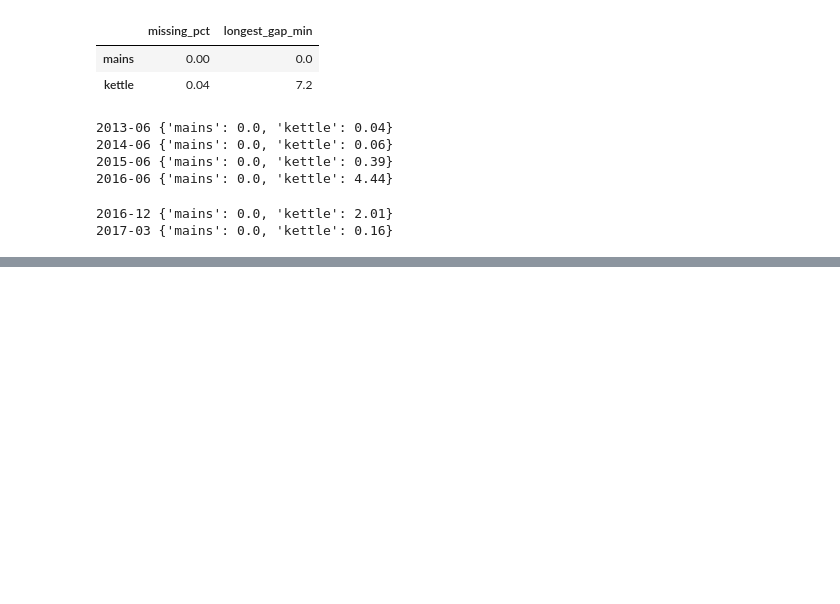
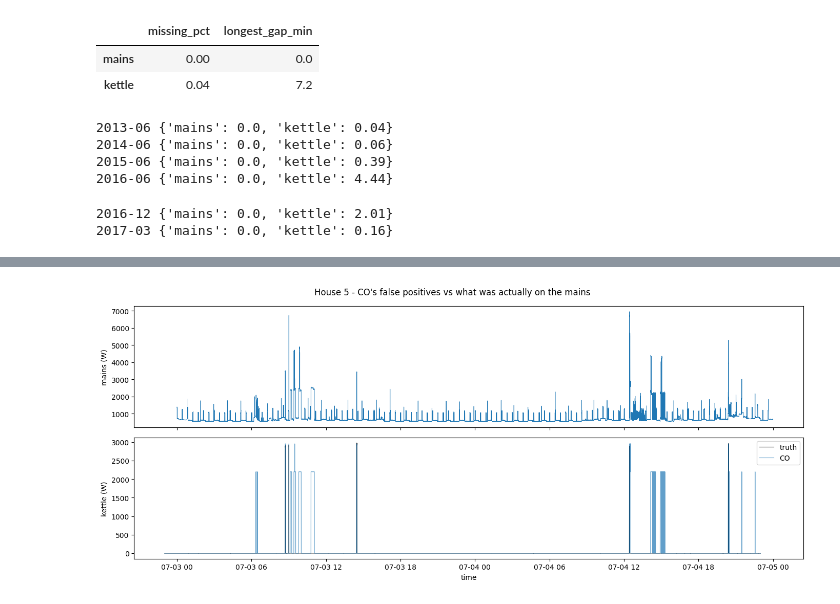
Before and after one commit to AayushAswal27/wattparse, a Jupyter notebook: notebooks/02_alignment_check.ipynb, the cells around one changed output, grey strips where cells are left out. Drawn from its saved outputs; the diff is of its cells as text; code cells hidden in the pictures; blank space fills up the shorter version.

```diff
--- a/notebooks/02_alignment_check.ipynb
+++ b/notebooks/02_alignment_check.ipynb
@@ -85,0 +121,31 @@ for month in ["2016-12", "2017-03"]:
+# %%
+import sys; sys.path.insert(0, "..")
+import pandas as pd
+import matplotlib.pyplot as plt
+from src.data.align import align
+
+H5 = "../data/raw/ukdale.h5"
+
+base = pd.read_csv("../data/processed/baseline_kettle.csv",
+                   index_col=0, parse_dates=True)
+
+# Both must cover the same span. Pandas string slicing includes the whole
+# end day, so day runs 07-03 through 07-04 and align needs end=07-05.
+day = base.loc["2014-07-03":"2014-07-04"]
+agg = align(H5, 5, "kettle", start="2014-07-03", end="2014-07-05")
+
+fig, ax = plt.subplots(2, 1, figsize=(14, 6), sharex=True)
+
+ax[0].plot(agg.index, agg["mains"], lw=0.6)
+ax[0].set_ylabel("mains (W)")
+
+ax[1].plot(day.index, day["truth"], lw=0.8, color="black", label="truth")
+ax[1].plot(day.index, day["CO"], lw=0.8, color="tab:blue", alpha=0.7, label="CO")
+ax[1].legend()
+ax[1].set_ylabel("kettle (W)")
+ax[1].set_xlabel("time")
+
+fig.suptitle("House 5 - CO's false positives vs what was actually on the mains")
+plt.tight_layout()
+# %% [output]
+[figure, added]
```
Also changed, not shown: parts of 2 cells of this notebook.
